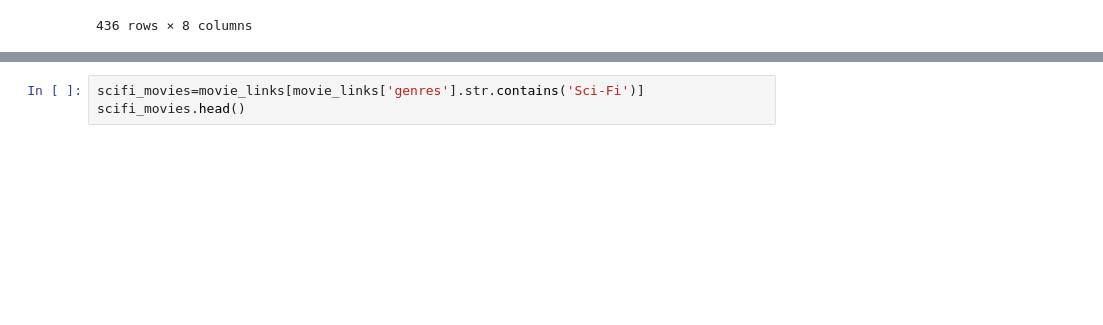
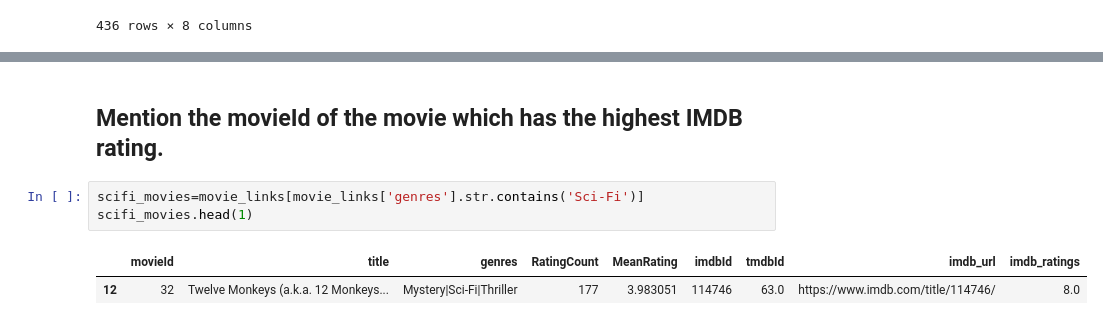
Before and after one commit to nithinkatukoori/Hackathon, a Jupyter notebook: Hackathon.ipynb, the cells around one changed output, grey strips where cells are left out. Drawn from its saved outputs; the diff is of its cells as text; blank space fills up the shorter version.

```diff
--- a/Hackathon.ipynb
+++ b/Hackathon.ipynb
@@ -347,3 +344,8 @@ movie_links.sort_values(by='imdb_ratings',ascending=False).head()
+# %% [markdown]
+## Mention the movieId of the movie which has the highest IMDB rating.
 # %%
 scifi_movies=movie_links[movie_links['genres'].str.contains('Sci-Fi')]
-scifi_movies.head()
+scifi_movies.head(1)
+# %% [output]
+|  | movieId | title | genres | RatingCount | MeanRating | imdbId | tmdbId | imdb_url | imdb_ratings |
+| 12 | 32 | Twelve Monkeys (a.k.a. 12 Monkeys... | Mystery|Sci-Fi|Thriller | 177 | 3.983051 | 114746 | 63.0 | https://www.imdb.com/title/114746/ | 8.0 |
```
Also changed, not shown: parts of 10 cells of this notebook.
